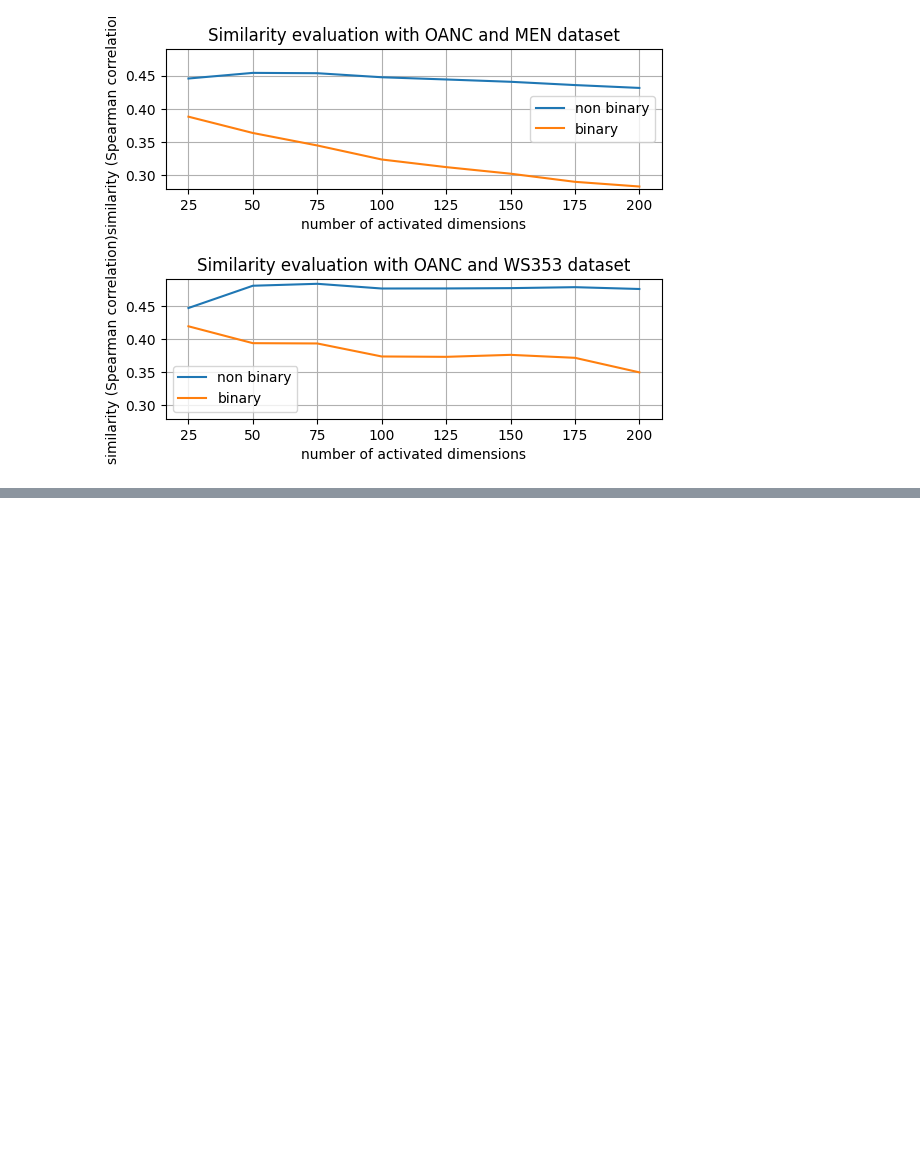
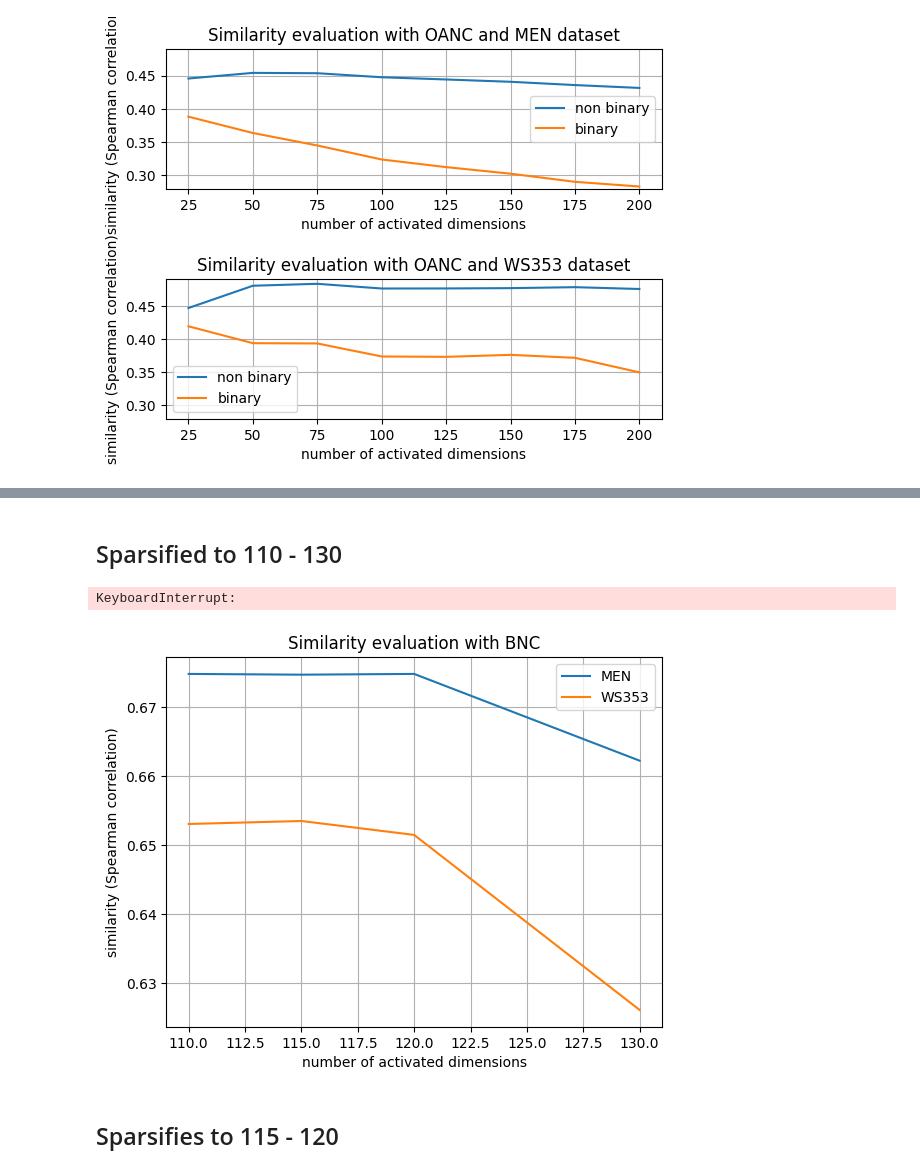
Before and after one commit to SINr-Embeddings/sinr, a Jupyter notebook: notebooks/evaluate.ipynb, the cells around one changed output, grey strips where cells are left out. Drawn from its saved outputs; the diff is of its cells as text; code cells hidden in the pictures; blank space fills up the shorter version.

```diff
--- a/notebooks/evaluate.ipynb
+++ b/notebooks/evaluate.ipynb
@@ -267,0 +516,16 @@ plt.show()
+# %% [markdown]
+## Sparsified to 110 - 130
+# %%
+import sinr.graph_embeddings as ge
+
+vec_bnc_115 = ge.SINrVectors('bnc')
+vec_bnc_115.load()
+vec_bnc_115.sparsify(115)
+# %% [output]
+KeyboardInterrupt:
+# %%
+import sinr.graph_embeddings as ge
+
+vec_bnc_120 = ge.SINrVectors('bnc')
+vec_bnc_120.load()
+vec_bnc_120.sparsify(120)
@@ -267,0 +538,32 @@ plt.show()
+# %%
+sim_bnc_115 = ev.similarity_MEN_WS353_SCWS(vec_bnc_115)
+sim_bnc_120 = ev.similarity_MEN_WS353_SCWS(vec_bnc_120)
+sim_bnc_125 = ev.similarity_MEN_WS353_SCWS(vec_bnc_125)
+# %%
+import numpy as np
+import matplotlib.pyplot as plt
+
+lsim = [sim_bnc_110, sim_bnc_115, sim_bnc_120, sim_bnc_130]
+
+y_men = [sim['MEN'] for sim in lsim]
+y_ws353 = [sim['WS353'] for sim in lsim]
+
+x = [110, 115, 120, 130]
+
+#plt.ylim(0.28, 0.49)
+
+plt.plot(x, y_men, label = "MEN")
+plt.plot(x, y_ws353, label = "WS353")
+plt.legend()
+
+plt.xlabel('number of activated dimensions')
+plt.ylabel('similarity (Spearman correlation)')
+
+plt.title('Similarity evaluation with BNC')
+plt.grid(True)
+
+plt.show()
+# %% [output]
+[figure, added]
+# %% [markdown]
+## Sparsifies to 115 - 120
```
Also changed, not shown: parts of 51 cells of this notebook, 8 other files.
